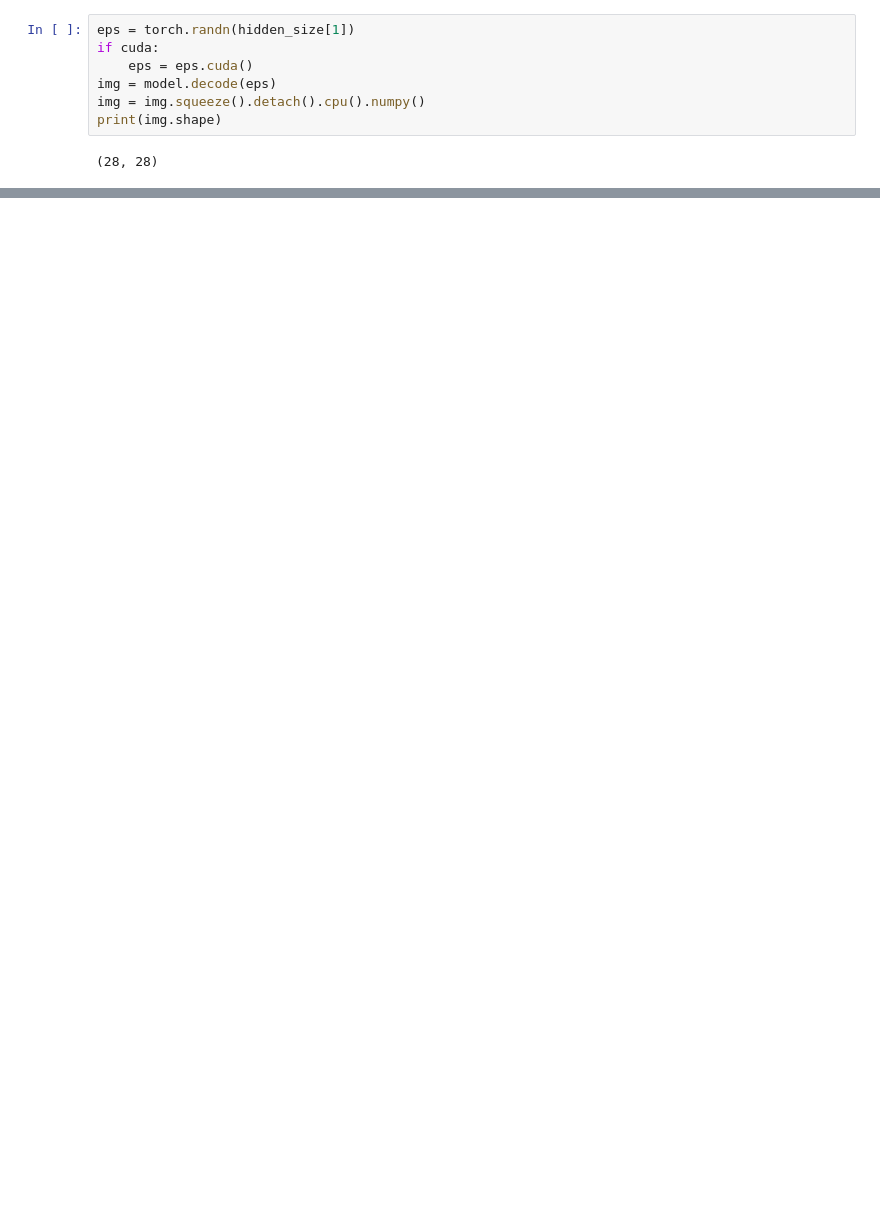
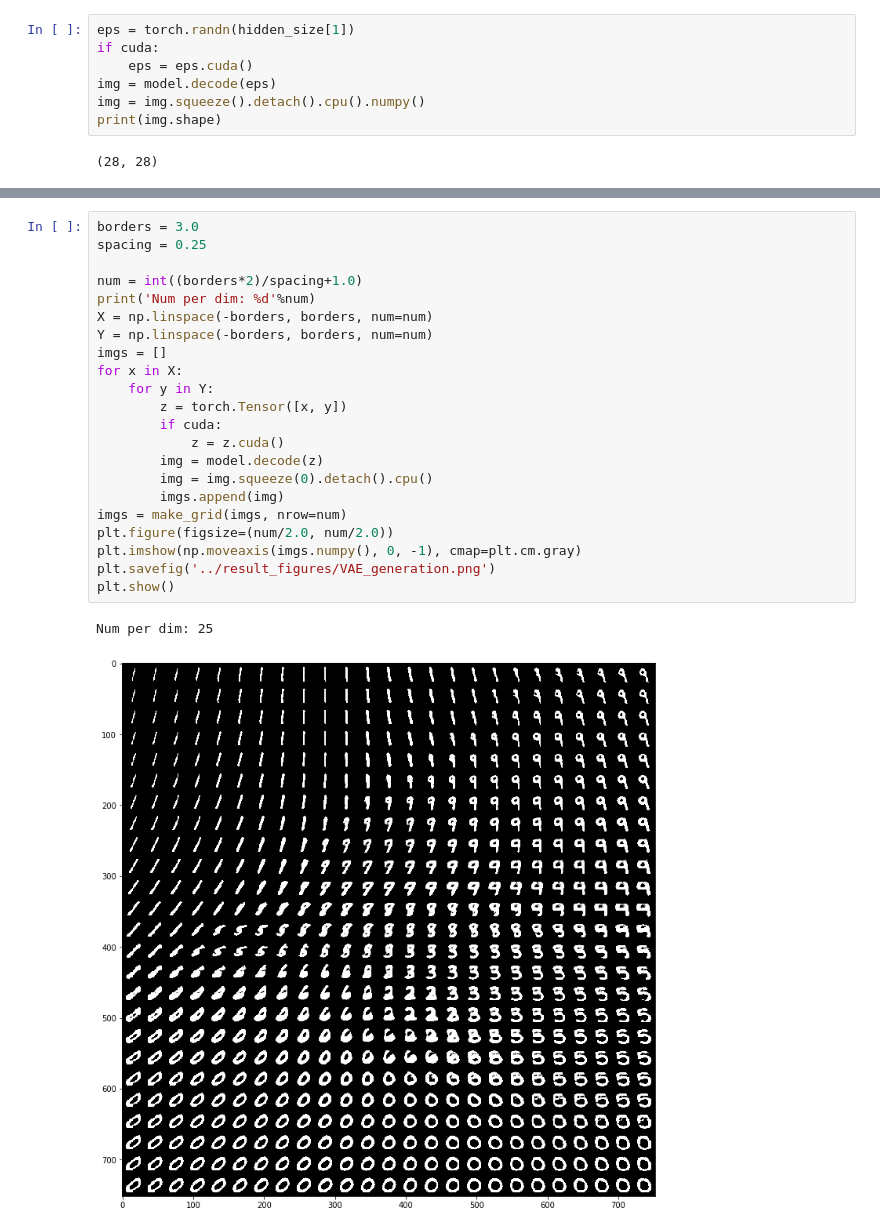
Before and after one commit to a1302z/GenerativeModels, a Jupyter notebook: eval_tools/VAE.ipynb, the cells around one changed output, grey strips where cells are left out. Saved outputs shown, nothing was run; the diff lists cells and outputs as text; blank space fills up the shorter version.

```diff
--- a/eval_tools/VAE.ipynb
+++ b/eval_tools/VAE.ipynb
@@ -81,0 +110,25 @@ plt.show()
+# %%
+borders = 3.0
+spacing = 0.25
+
+num = int((borders*2)/spacing+1.0)
+print('Num per dim: %d'%num)
+X = np.linspace(-borders, borders, num=num)
+Y = np.linspace(-borders, borders, num=num)
+imgs = []
+for x in X:
+    for y in Y:
+        z = torch.Tensor([x, y])
+        if cuda:
+            z = z.cuda()
+        img = model.decode(z)
+        img = img.squeeze(0).detach().cpu()
+        imgs.append(img)
+imgs = make_grid(imgs, nrow=num)
+plt.figure(figsize=(num/2.0, num/2.0))
+plt.imshow(np.moveaxis(imgs.numpy(), 0, -1), cmap=plt.cm.gray)
+plt.savefig('../result_figures/VAE_generation.png')
+plt.show()
+# %% [output]
+Num per dim: 25
+[figure, added]
```
Also changed, not shown: parts of 12 cells of this notebook, 21 other files.
